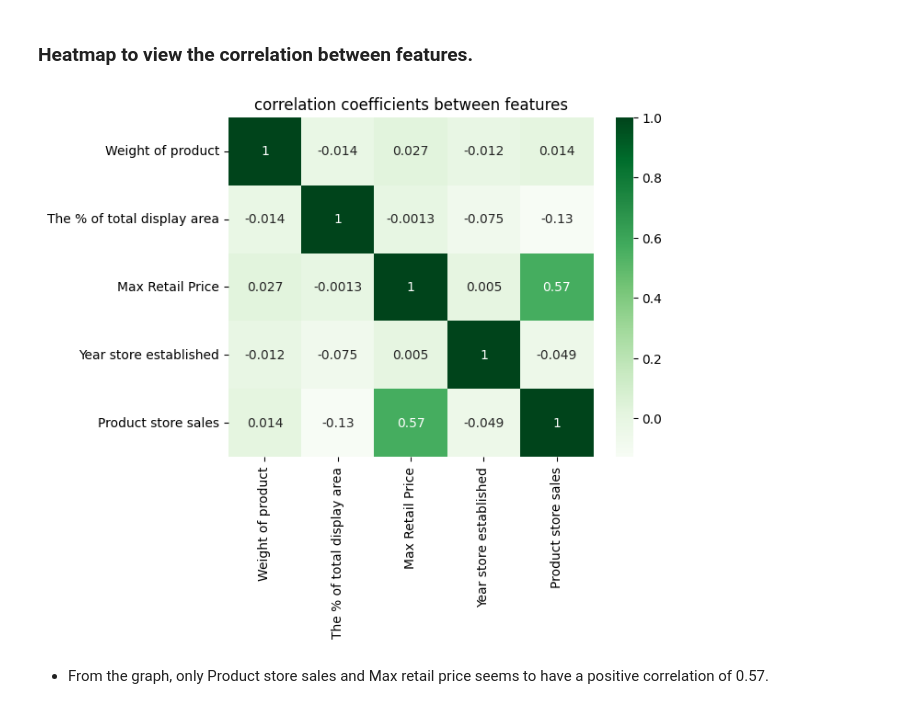
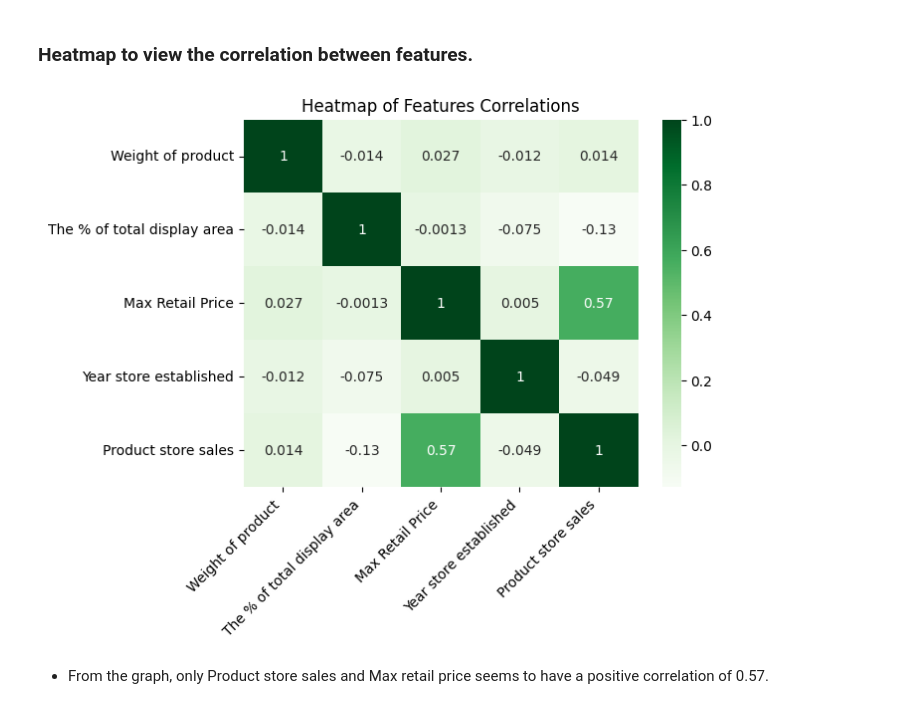
Before and after one commit to Qisam0322/Prediction-of-Product-Sales, a Jupyter notebook: Prediction_of_Product_Sales_EDA.ipynb, the cells around one changed output. Drawn from its saved outputs; the diff is of its cells as text; code cells hidden in the pictures.

```diff
--- a/Prediction_of_Product_Sales_EDA.ipynb
+++ b/Prediction_of_Product_Sales_EDA.ipynb
@@ -255,9 +255,11 @@ import seaborn as sns
 # %%
 corr=df.corr(numeric_only=True)
 ax=sns.heatmap(corr,annot=True,cmap='Greens')
-ax.set_title('correlation coefficients between features');
+ax.tick_params(axis='x',rotation=45)
+plt.xticks(ha='right')
+ax.set_title('Heatmap of Features Correlations');
 # %% [output]
-[figure, old version]
+[figure, new version]
 # %% [markdown]
 - From the graph, only Product store sales and Max retail price seems to have a positive correlation of 0.57.
 # %%
```
Also changed, not shown: parts of 17 cells of this notebook.
